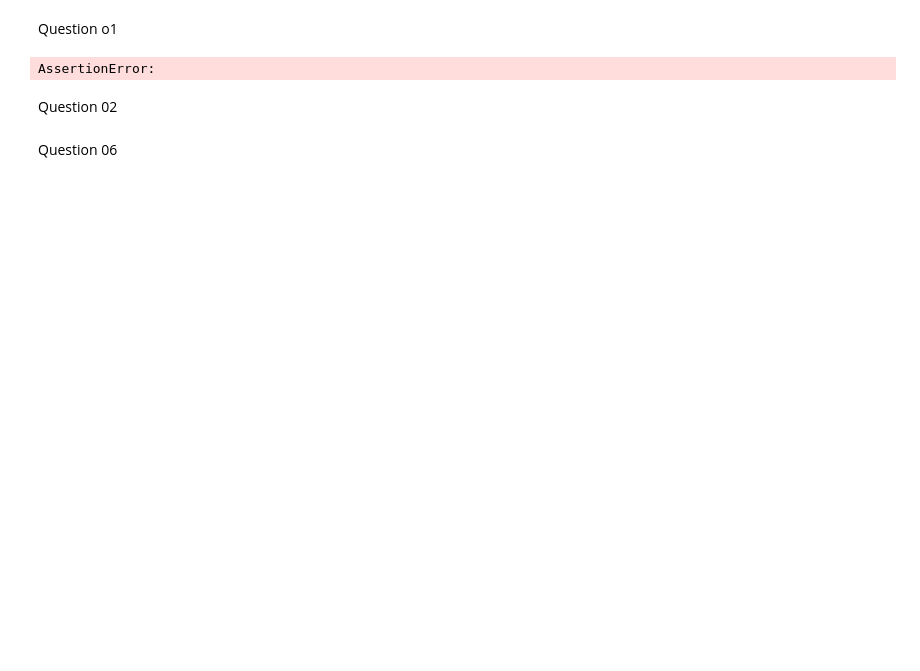
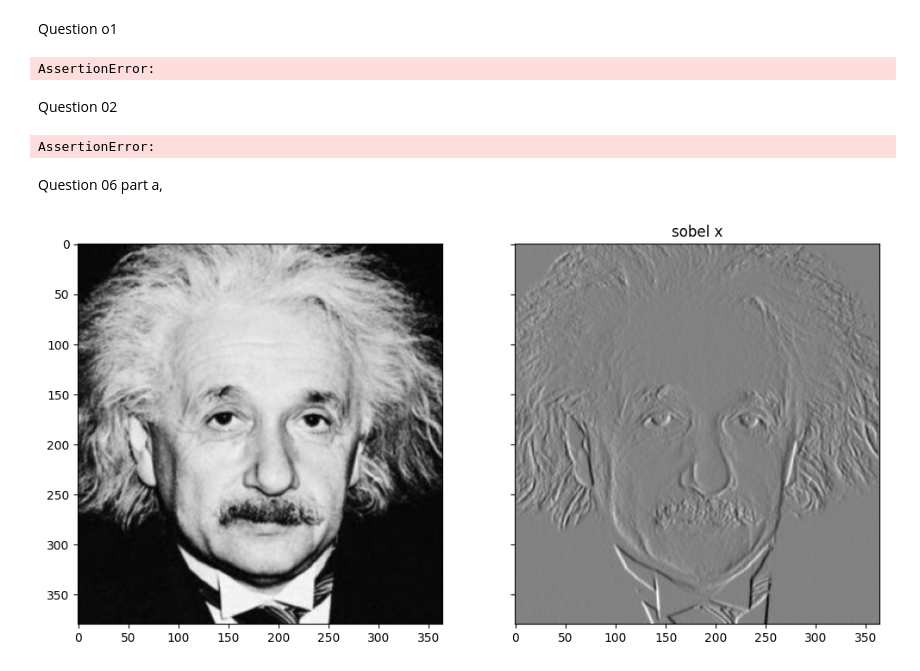
Before and after one commit to Dushanku/Assignment_001_EN5204, a Jupyter notebook: assignments001.ipynb, the cells around one changed output. Cells and saved outputs as stored; diff of their text form; code cells hidden in the pictures; blank space fills up the shorter version.

Commit message:
Q6 part a

```diff
--- a/assignments001.ipynb
+++ b/assignments001.ipynb
@@ -24,7 +24,7 @@ import cv2 as cv
 import numpy as np
 import matplotlib.pyplot as plt
 
-im = cv.imread ('images/sigiriya.jpg' ,cv.IMREAD_REDUCED_GRAYSCALE_4 )
+im = cv.imread ('images/einstein.jpg' ,cv.IMREAD_REDUCED_GRAYSCALE_4 )
 assert im is not None
 sobel_v = np.array([[-1,-2,-1],[0,0,0],[1,2,1]])
 result = cv.filter2D(im, -1, sobel_v)
@@ -35,19 +35,26 @@ fig, ax = plt.subplots(1,2, figsize=(10,20))
 ax[0].imshow(im, cmap='gray', vmin=0, vmax=255)
 ax[1].imshow(result, cmap='gray', vmin=0, vmax=255)
 plt.show()
+# %% [output]
+AssertionError:
 # %% [markdown]
 Question 06
+part a,
 # %%
 import cv2 as cv
 import numpy as np
 import matplotlib.pyplot as plt
 
-im = cv.imread ('images/sigiriya.jpg' ,cv.IMREAD_GRAYSCALE)
+im = cv.imread ('images/einstein.png' ,cv.IMREAD_GRAYSCALE)
 assert im is not None
 
-grad_x = cv.sobel(im, -1, 1, 0, ksize =3)
+image_float = cv.normalize(im.astype('float'), None, 0.0, 1.0, cv.NORM_MINMAX)
+grad_x = cv.Sobel(image_float, -1, 1, 0, ksize =3)
+fig, axes = plt.subplots(1, 2, sharex = 'all', sharey = 'all', figsize = (12, 12))
 
-fig, axes = plt.subplot(1, 2, sharex = 'all', sharey = 'all', figsize = (12, 12))
 axes[0].imshow(im, cmap='gray')
 axes[1].imshow(grad_x, cmap='gray')
-axes[1].set_title(r 'sobel x')
+axes[1].set_title( 'sobel x')
+plt.show()
+# %% [output]
+[figure, added]
```
